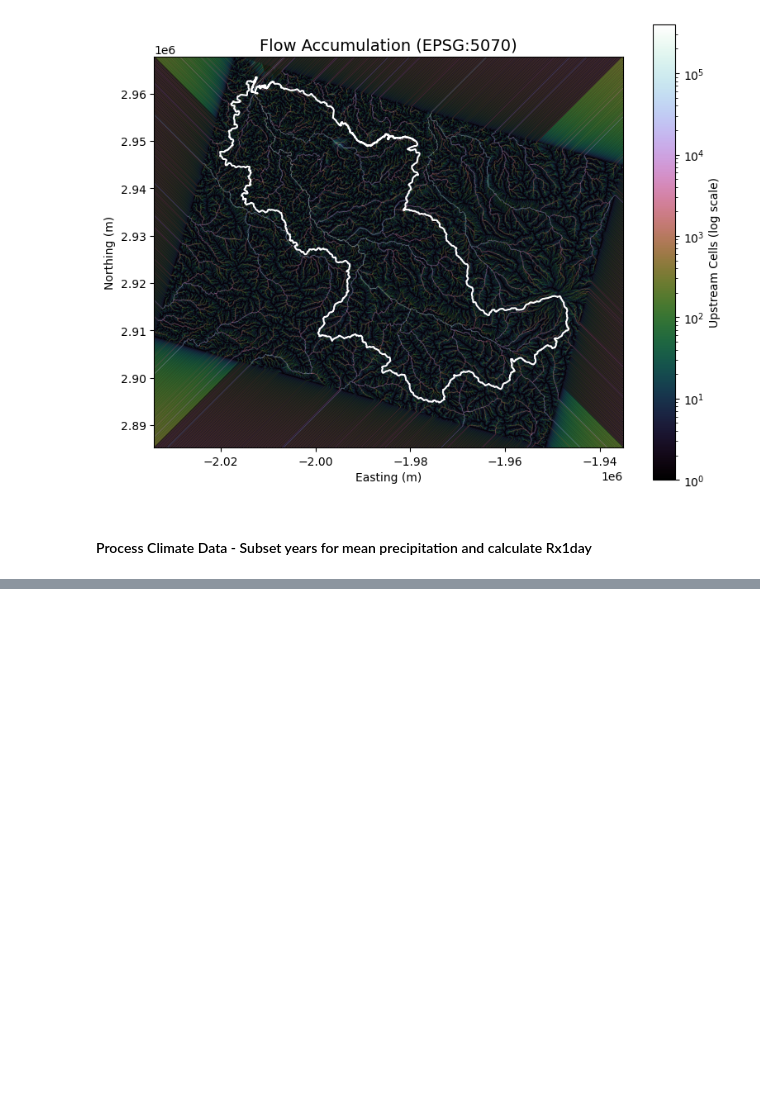
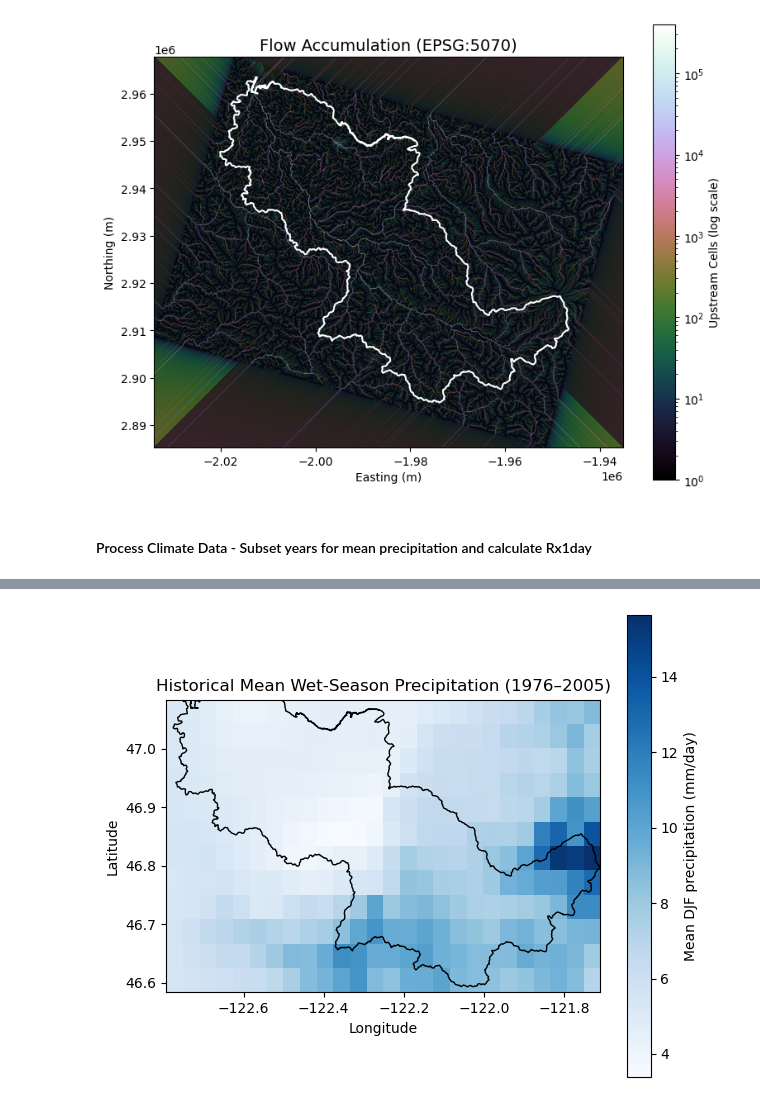
Before and after one commit to nym-veach/surface-runoff-susceptibility-model, a Jupyter notebook: notebooks/01-download-data.ipynb, the cells around one changed output, grey strips where cells are left out. Cells and saved outputs as stored; diff of their text form; code cells hidden in the pictures; blank space fills up the shorter version.

Commit message:
calcuated historical mean for climate maca data and plotted

```diff
--- a/notebooks/01-download-data.ipynb
+++ b/notebooks/01-download-data.ipynb
@@ -1293,0 +1325,3 @@ plt.show()
+# %%
+# Subset to years 1976
+pr_hist = pr_hist.sel(time=slice("1976-01-01", "2005-12-31"))
@@ -1293,0 +1334,43 @@ plt.show()
+# %%
+def wet_season_mean_raster(da):
+    """
+    Calculate mean daily precipitation during the wet season (DJF).
+
+    Args:
+        da (xarray.DataArray): Daily precipitation with time dimension
+
+    Returns:
+        xarray.DataArray: Mean DJF precipitation raster (mm/day)
+    """
+    da_wet = da.sel(time=da["time.season"] == "DJF")
+    return da_wet.mean(dim="time")
+# %%
+pr_hist_wet_mean = wet_season_mean_raster(pr_hist)
+# %%
+fig, ax = plt.subplots(figsize=(7, 6))
+
+# Plot raster first
+pr_hist_wet_mean.plot(
+    ax=ax,
+    cmap="Blues",
+    cbar_kwargs={"label": "Mean DJF precipitation (mm/day)"}
+)
+
+# Save raster extent before adding watershed
+xlim = ax.get_xlim()
+ylim = ax.get_ylim()
+
+# Plot watershed boundary
+nisqually_gdf.to_crs("EPSG:4326").boundary.plot(ax=ax, linewidth=1, color="black")
+
+# Reset extent so it doesn't zoom/cut oddly
+ax.set_xlim(xlim)
+ax.set_ylim(ylim)
+
+ax.set_title("Historical Mean Wet-Season Precipitation (1976–2005)")
+ax.set_xlabel("Longitude")
+ax.set_ylabel("Latitude")
+
+plt.show()
+# %% [output]
+[figure, added]
```
Also changed, not shown: parts of 4 cells of this notebook.
